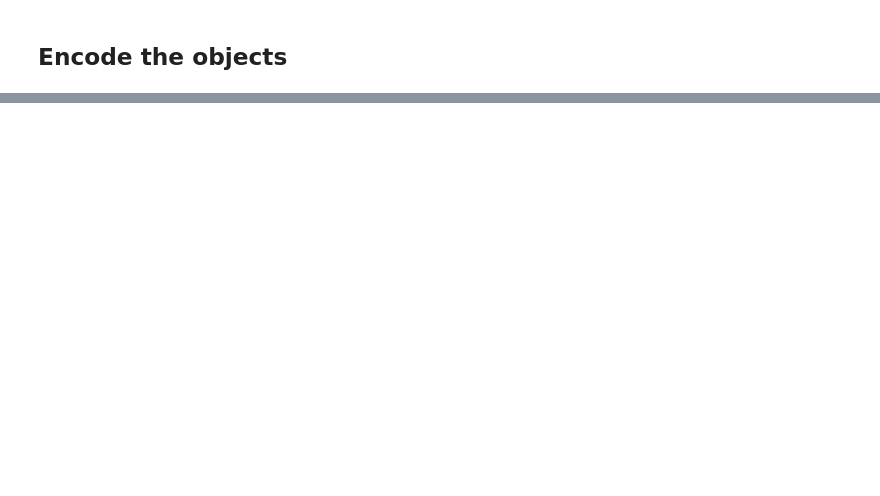
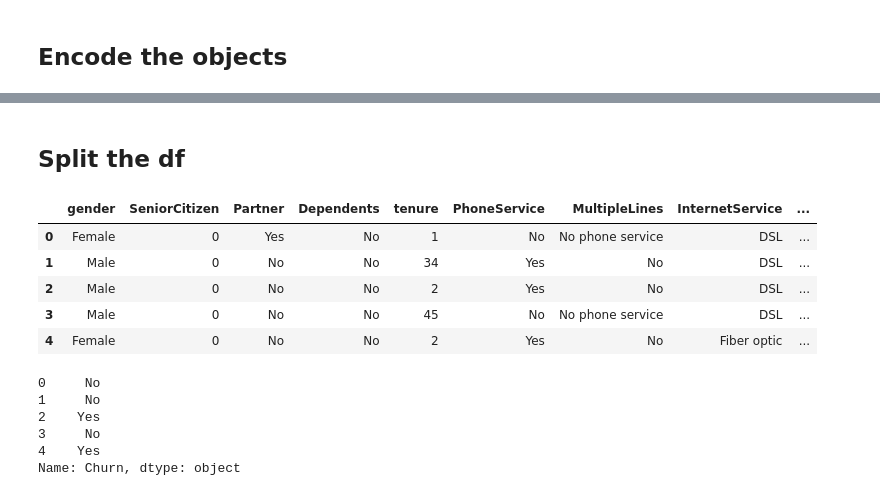
Before and after one commit to 1giacomo/pytorch-notebooks, a Jupyter notebook: XGBoost_Telco_Clients.ipynb, the cells around one changed output, grey strips where cells are left out. Saved outputs shown, nothing was run; the diff lists cells and outputs as text; code cells hidden in the pictures; blank space fills up the shorter version.

Commit message:
add Dataset split

```diff
--- a/XGBoost_Telco_Clients.ipynb
+++ b/XGBoost_Telco_Clients.ipynb
@@ -88,3 +89,25 @@ array([  29.85, 1889.5 ,  108.15, ...,  346.45,  306.6 , 6844.5 ])
 df.loc[(df['TotalCharges'] == ' '), 'TotalCharges'] = 0
 # %%
 df['TotalCharges'] = pd.to_numeric(df['TotalCharges'])
+# %% [markdown]
+## Split the df
+# %%
+X = df.drop('Churn', axis=1).copy() # alternatively: X = df_no_missing.iloc[:,:-1]
+X.head()
+# %% [output]
+|  | gender | SeniorCitizen | Partner | Dependents | tenure | PhoneService | MultipleLines | InternetService | ... |
+| 0 | Female | 0 | Yes | No | 1 | No | No phone service | DSL | ... |
+| 1 | Male | 0 | No | No | 34 | Yes | No | DSL | ... |
+| 2 | Male | 0 | No | No | 2 | Yes | No | DSL | ... |
+| 3 | Male | 0 | No | No | 45 | No | No phone service | DSL | ... |
+| 4 | Female | 0 | No | No | 2 | Yes | No | Fiber optic | ... |
+# %%
+y = df['Churn'].copy()
+y.head()
+# %% [output]
+0     No
+1     No
+2    Yes
+3     No
+4    Yes
+Name: Churn, dtype: object
```
Also changed, not shown: parts of 2 cells of this notebook.
